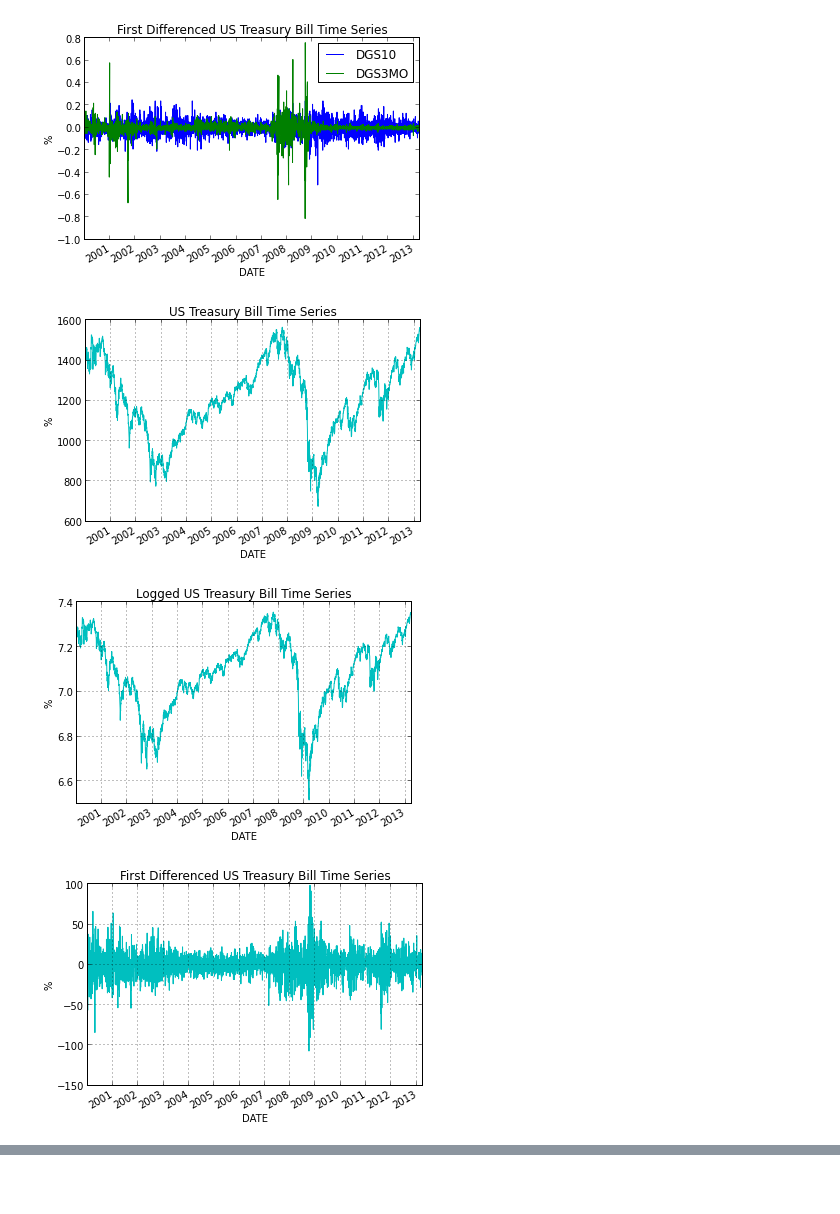
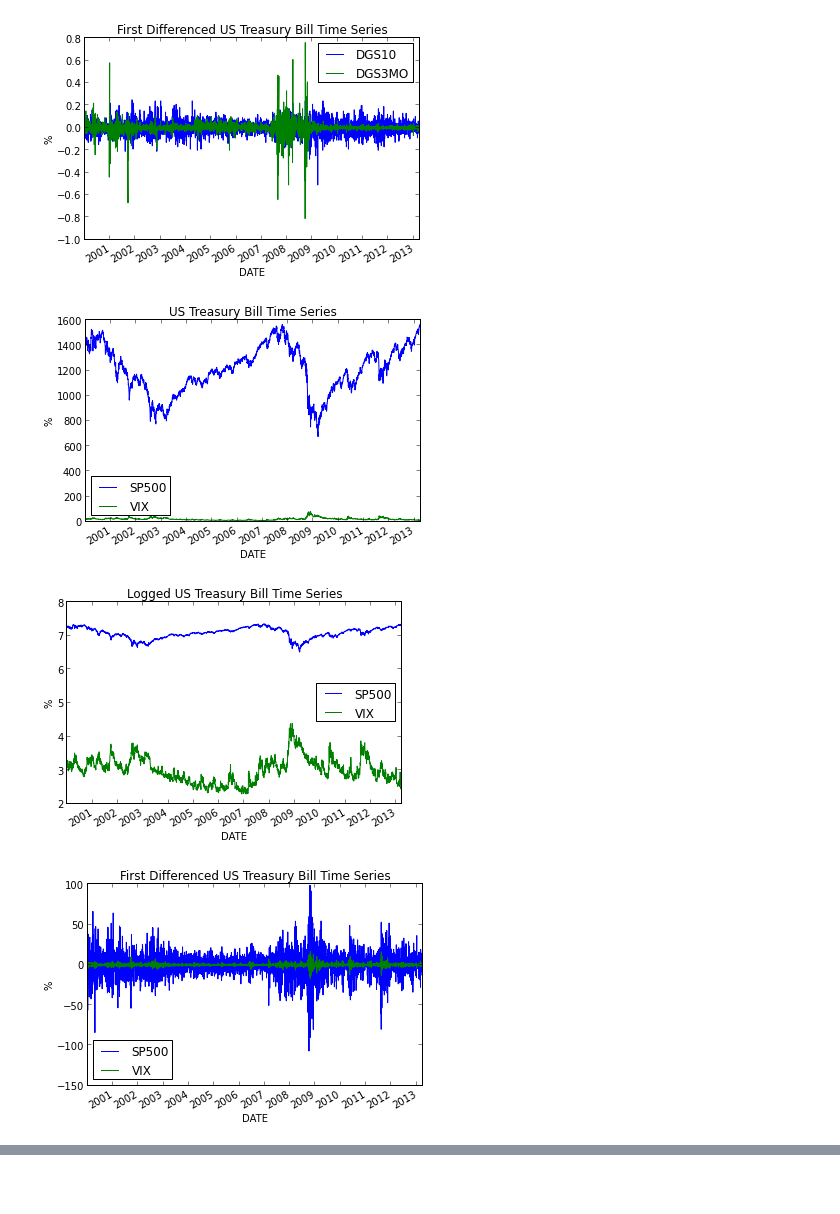
Before and after one commit to sglyon/BYUclasses, a Jupyter notebook: Economics/E588/Project/EPP Fred and S&P.ipynb, the cells around one changed output, grey strips where cells are left out. Drawn from its saved outputs; the diff is of its cells as text; code cells hidden in the pictures.

```diff
--- a/Economics/E588/Project/EPP Fred and S&P.ipynb
+++ b/Economics/E588/Project/EPP Fred and S&P.ipynb
@@ -40,7 +41,7 @@ def save_data():
 save_data()
 data = pd.DataFrame.load('SP_YC.db')
 fred = data[['DGS10', 'DGS3MO']]
-sp500 = data['SP500']
+sp500 = data[['SP500', 'VIX']]
 # %%
 # Get description of the data
 desc = data.describe()
@@ -108,27 +109,27 @@ plt.show()
 [figure]
 [figure]
 # %%
-# Plot sp50 data
+# Plot sp500 data
 plt.figure()
-sp500.plot(color='c')
+sp500.plot()
 plt.ylabel('%')
 plt.title('US Treasury Bill Time Series')
 plt.savefig('./Figures/sp500_data.png')
 
 # Plot logged sp500 data
 plt.figure()
-np.log(sp500).plot(color='c')
+np.log(sp500).plot()
 plt.ylabel('%')
 plt.title('Logged US Treasury Bill Time Series')
 plt.savefig('./Figures/sp500_data_log.png')
 
 # Plot first differenced sp500 data
 plt.figure()
-sp500.diff(1).plot(color='c')
+sp500.diff(1).plot()
 plt.ylabel('%')
 plt.title('First Differenced US Treasury Bill Time Series')
 plt.savefig('./Figures/sp500_data_diff.png')
 # %% [output]
-[figure, old version]
+[figure, new version]
-[figure, old version]
+[figure, new version]
-[figure, old version]
+[figure, new version]
```
Also changed, not shown: parts of 19 cells of this notebook, 22 other files.
